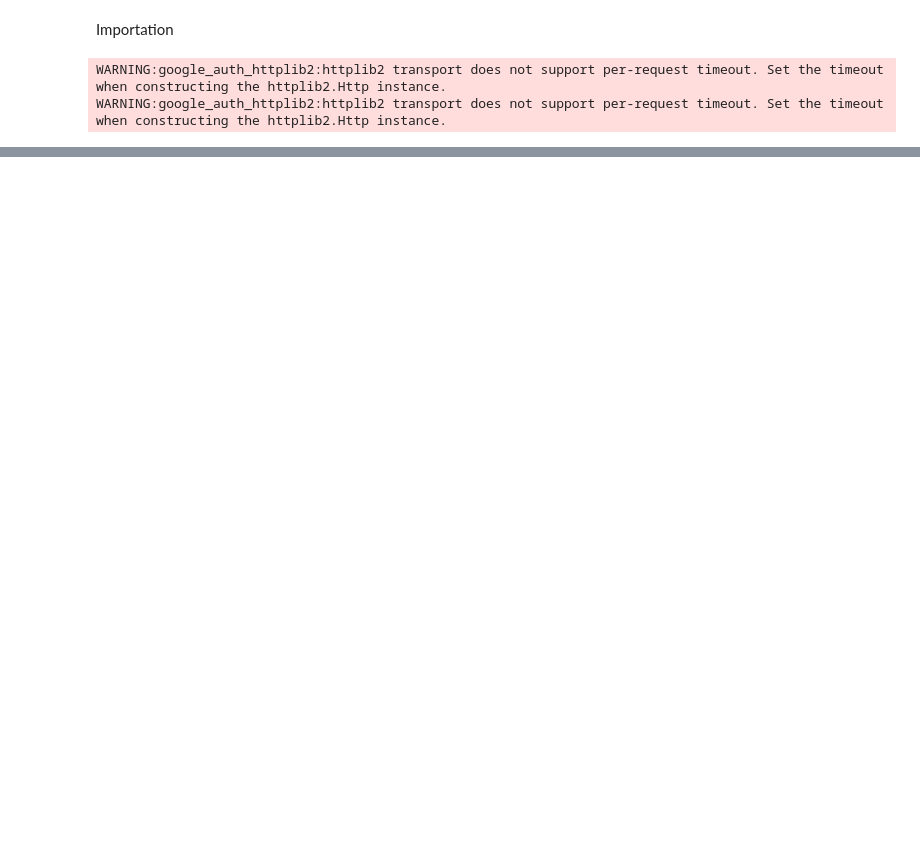
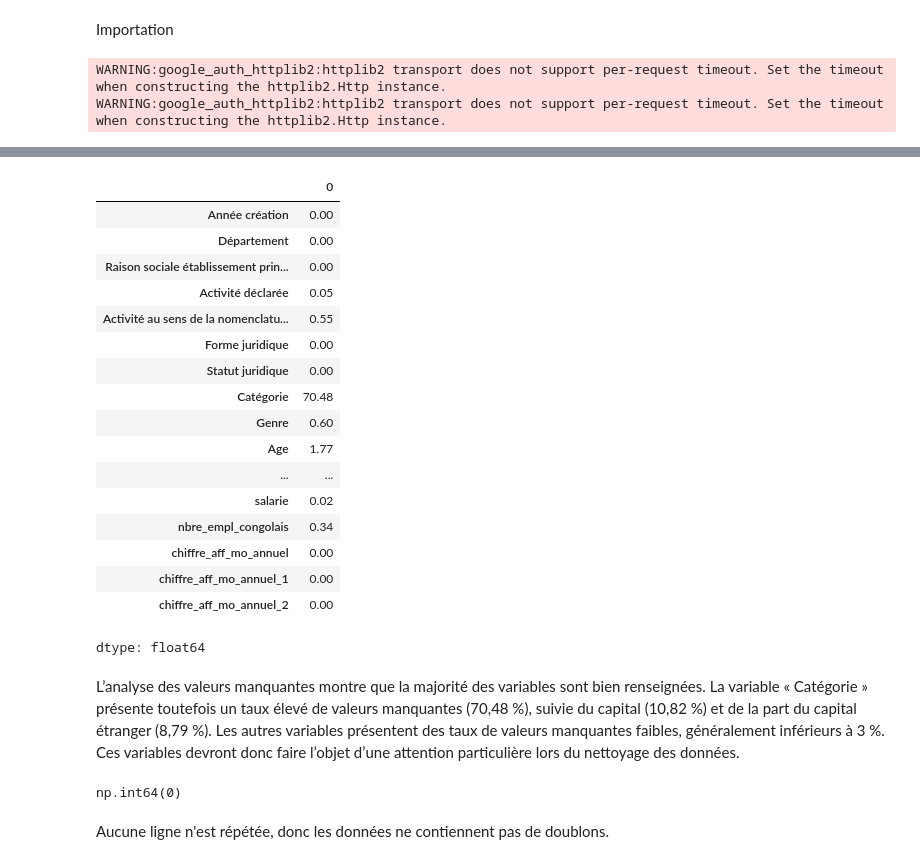
Before and after one commit to Perine23Dev/analyse-entreprises-emploi-republique-du-congo, a Jupyter notebook: projet_base.ipynb, the cells around one changed output, grey strips where cells are left out. Drawn from its saved outputs; the diff is of its cells as text; code cells hidden in the pictures; blank space fills up the shorter version.

```diff
--- a/projet_base.ipynb
+++ b/projet_base.ipynb
@@ -33,0 +115,30 @@ WARNING:google_auth_httplib2:httplib2 transport does not support per-request tim
+# %%
+#calcul du pourcentage des valeurs manquantes
+(df.isnull().sum() / len(df) * 100).round(2)
+# %% [output]
+|  | 0 |
+| Année création | 0.00 |
+| Département | 0.00 |
+| Raison sociale établissement prin... | 0.00 |
+| Activité déclarée | 0.05 |
+| Activité au sens de la nomenclatu... | 0.55 |
+| Forme juridique | 0.00 |
+| Statut juridique | 0.00 |
+| Catégorie | 70.48 |
+| Genre | 0.60 |
+| Age | 1.77 |
+| ... | ... |
+| salarie | 0.02 |
+| nbre_empl_congolais | 0.34 |
+| chiffre_aff_mo_annuel | 0.00 |
+| chiffre_aff_mo_annuel_1 | 0.00 |
+| chiffre_aff_mo_annuel_2 | 0.00 |
+dtype: float64
+# %% [markdown]
+L’analyse des valeurs manquantes montre que la majorité des variables sont bien renseignées. La variable « Catégorie » présente toutefois un taux élevé de valeurs manquantes (70,48 %), suivie du capital (10,82 %) et de la part du capital étranger (8,79 %). Les autres variables présentent des taux de valeurs manquantes faibles, généralement inférieurs à 3 %. Ces variables devront donc faire l’objet d’une attention particulière lors du nettoyage des données.
+# %%
+df.duplicated().sum()
+# %% [output]
+np.int64(0)
+# %% [markdown]
+Aucune ligne n'est répétée, donc les données ne contiennent pas de doublons.
```
Also changed, not shown: parts of 10 cells of this notebook.
